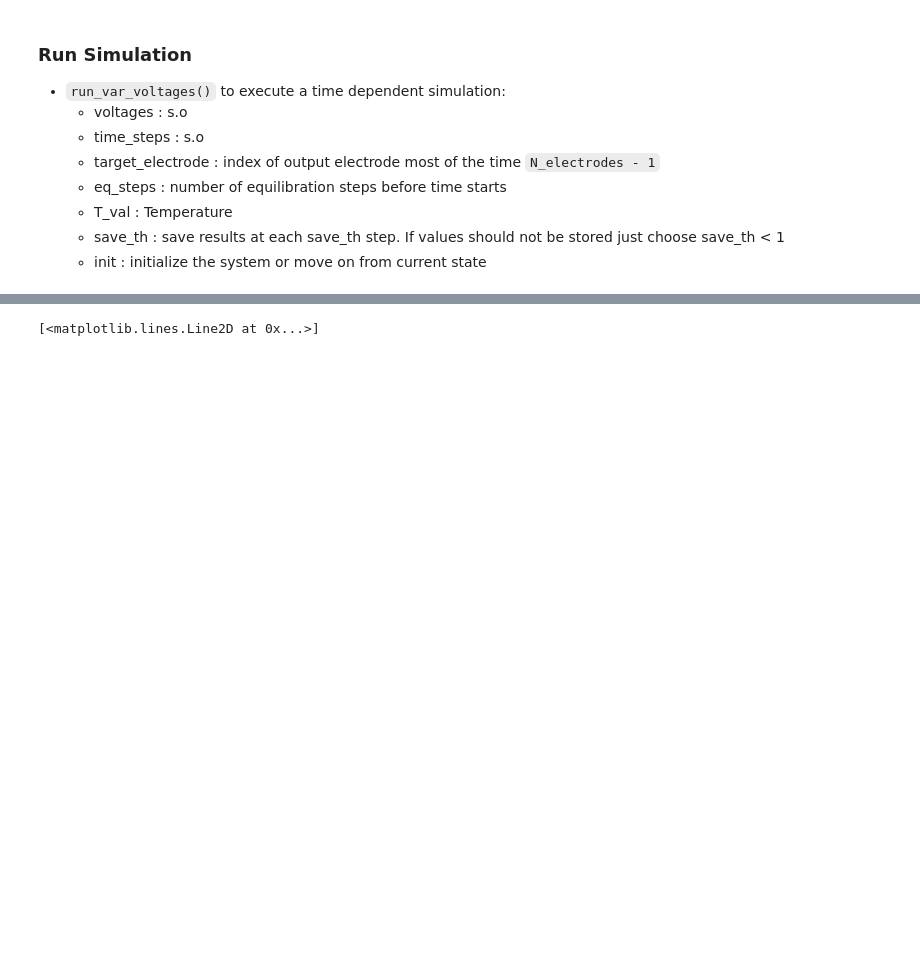
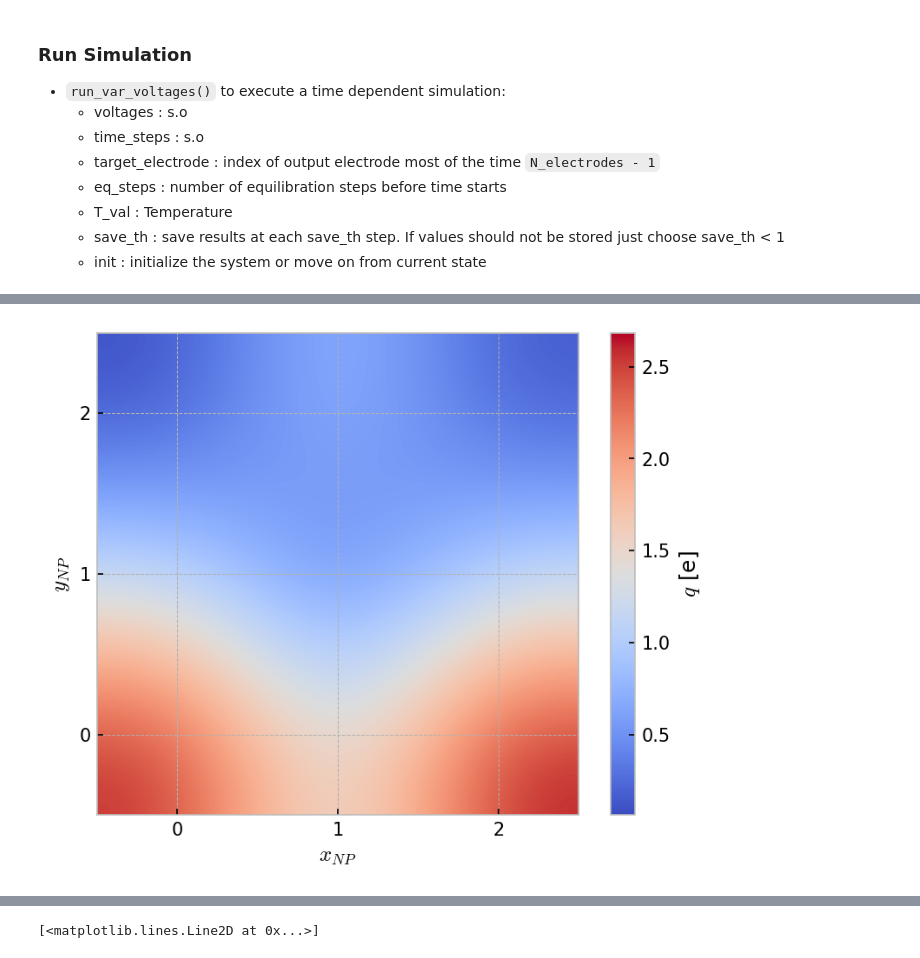
Before and after one commit to JonasMnsing/NanoNets, a Jupyter notebook: main_time.ipynb, the cells around one changed output, grey strips where cells are left out. Drawn from its saved outputs; the diff is of its cells as text; code cells hidden in the pictures; blank space fills up the shorter version.

```diff
--- a/main_time.ipynb
+++ b/main_time.ipynb
@@ -158,0 +173,13 @@ with plt.style.context("bmh"):
+# %%
+df_state        = pd.DataFrame(np_network_random.microstates)/np_network_random.ele_charge
+df_potential    = pd.DataFrame(np_network_random.landscape)
+# %%
+with plt.style.context("bmh"):
+
+    fig     = plt.figure(dpi=150)
+    ax      = fig.add_subplot()
+    fig, ax = nanonets_utils.display_landscape(df_state, row=2, Nx=3, Ny=3, fig=fig, ax=ax, colorbar=True, interpolation='bicubic', cbar_label='$q$ [e]')
+    ax.set_xticks(np.arange(topology_parameter['Nx']))
+    ax.set_yticks(np.arange(topology_parameter['Ny']))
+# %% [output]
+[figure, added]
```
Also changed, not shown: parts of 5 cells of this notebook, 2 other files.
